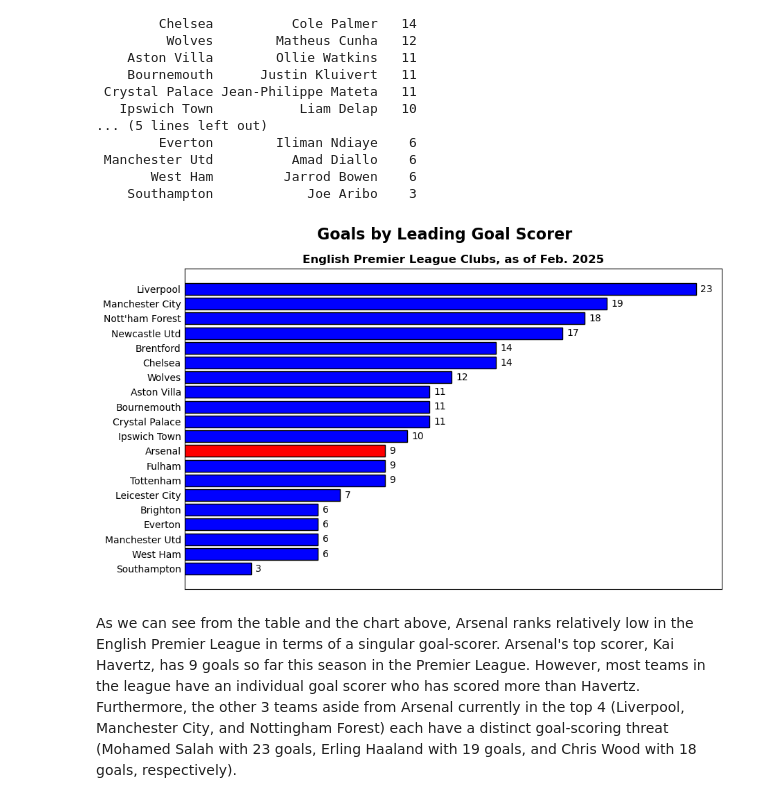
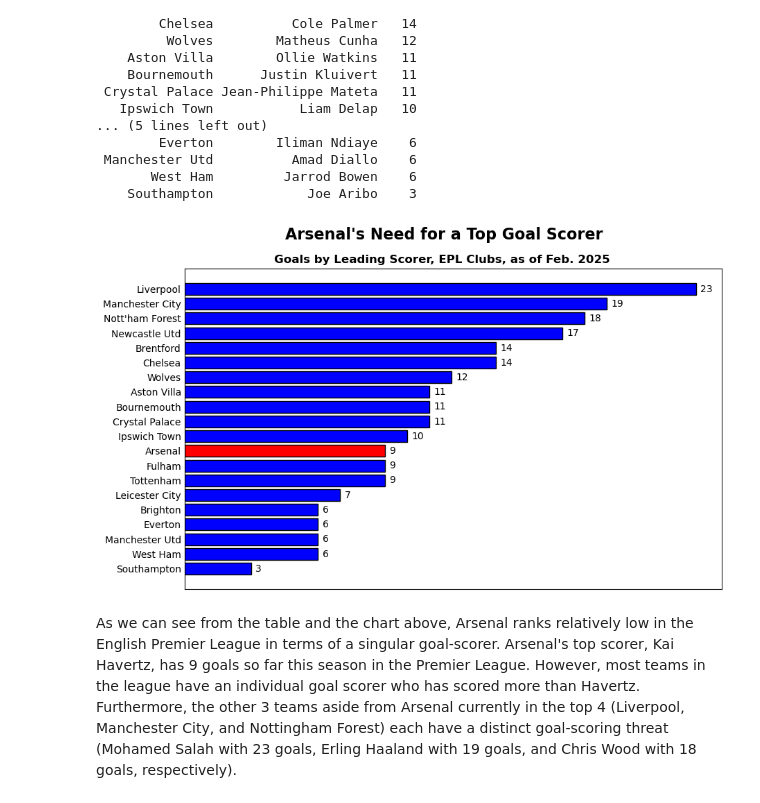
Before and after one commit to ezratbaker/example-project-sports, a Jupyter notebook: goal-scorers-for-arsenal.ipynb, the cells around one changed output. Cells and saved outputs as stored; diff of their text form; code cells hidden in the pictures.

```diff
--- a/goal-scorers-for-arsenal.ipynb
+++ b/goal-scorers-for-arsenal.ipynb
@@ -156,25 +156,25 @@ Nott'ham Forest           Chris Wood   18
 # %%
 eng_team_top_scorers = eng_team_top_scorers.sort_values(["Gls", "Squad"], ascending=[True, False])
 
 # Set the colors of each bar to highlight Arsenal's top scorer in relation to other teams
 colors = ['blue'] * len(eng_team_top_scorers)
 colors[8] = 'red'
 
 plt.figure(figsize=(10, 6))
 plt.barh(eng_team_top_scorers["Squad"], eng_team_top_scorers["Gls"], color=colors, edgecolor='black')
-plt.suptitle("Goals by Leading Goal Scorer", size=16, weight="bold")
-plt.title("English Premier League Clubs, as of Feb. 2025", fontsize=12, weight="bold")
+plt.suptitle("Arsenal's Need for a Top Goal Scorer", size=16, weight="bold", x=0.5)
+plt.title("Goals by Leading Scorer, EPL Clubs, as of Feb. 2025", fontsize=12, weight="bold", x=0.48)
 plt.tick_params(axis='both', which='both', length=0)
 plt.xticks([])
 colors[1] = 'red'
 
 for index, value in enumerate(eng_team_top_scorers["Gls"]):
     plt.text(value + 0.2, index - 0.2, str(value))
 
 # Save this for use as a hero visual
 plt.savefig("top_scorers_hero.png", dpi=300)
 # %% [output]
-[figure, old version]
+[figure, new version]
 # %% [markdown]
 As we can see from the table and the chart above, Arsenal ranks relatively low in the English Premier League in terms of a singular goal-scorer. Arsenal's top scorer, Kai Havertz, has 9 goals so far this season in the Premier League. However, most teams in the league have an individual goal scorer who has scored more than Havertz. Furthermore, the other 3 teams aside from Arsenal currently in the top 4 (Liverpool, Manchester City, and Nottingham Forest) each have a distinct goal-scoring threat (Mohamed Salah with 23 goals, Erling Haaland with 19 goals, and Chris Wood with 18 goals, respectively).
 # %% [markdown]
```
Also changed, not shown: parts of 1 cell of this notebook.
